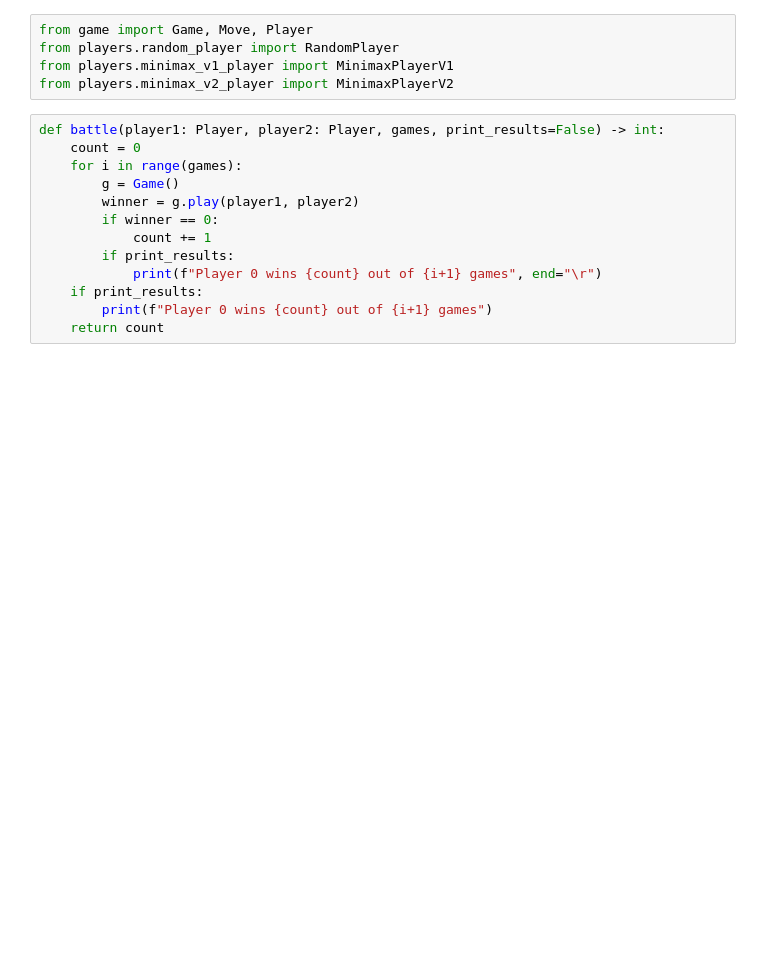
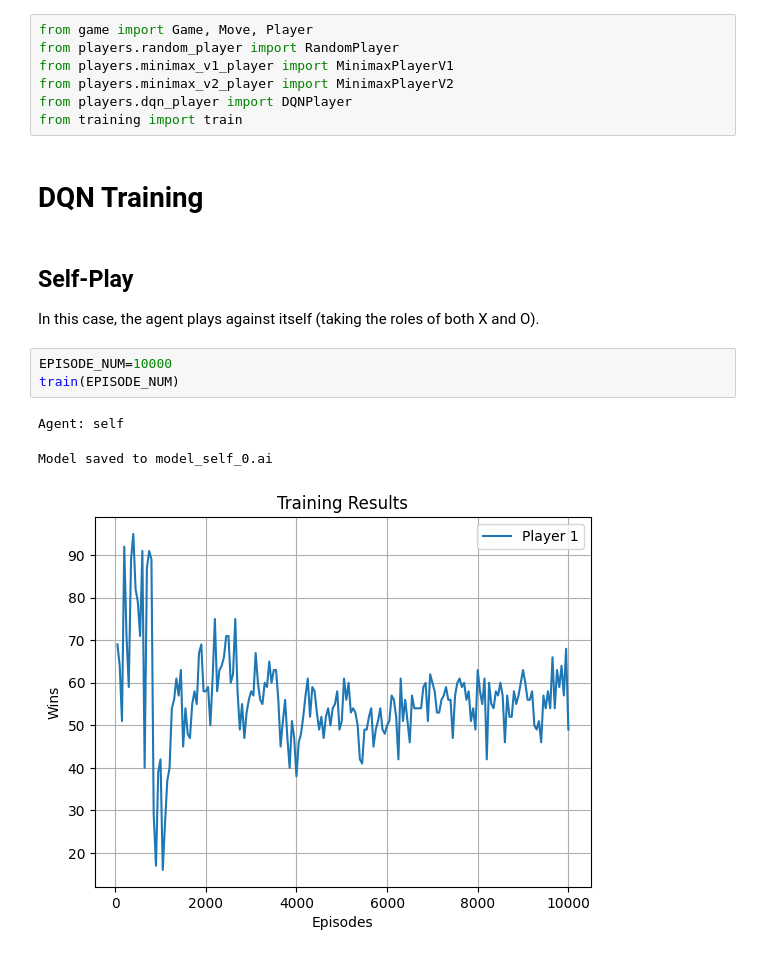
Before and after one commit to manuelescobar-dev/Computational-Intelligence, a Jupyter notebook: quixo/results.ipynb, the cells around one changed output. Cells and saved outputs as stored; diff of their text form; blank space fills up the shorter version.

```diff
--- a/quixo/results.ipynb
+++ b/quixo/results.ipynb
@@ -9,16 +6,17 @@ from game import Game, Move, Player
 from players.random_player import RandomPlayer
 from players.minimax_v1_player import MinimaxPlayerV1
 from players.minimax_v2_player import MinimaxPlayerV2
+from players.dqn_player import DQNPlayer
+from training import train
-# %%
-def battle(player1: Player, player2: Player, games, print_results=False) -> int:
-    count = 0
-    for i in range(games):
-        g = Game()
-        winner = g.play(player1, player2)
-        if winner == 0:
-            count += 1
-        if print_results:
-            print(f"Player 0 wins {count} out of {i+1} games", end="\r")
-    if print_results:
-        print(f"Player 0 wins {count} out of {i+1} games")
-    return count
+# %% [markdown]
+# DQN Training
+# %% [markdown]
+## Self-Play
+In this case, the agent plays against itself (taking the roles of both X and O).
+# %%
+EPISODE_NUM=10000
+train(EPISODE_NUM)
+# %% [output]
+Agent: self
+Model saved to model_self_0.ai
+[figure, added]
```
Also changed, not shown: parts of 10 cells of this notebook, 42 other files.
